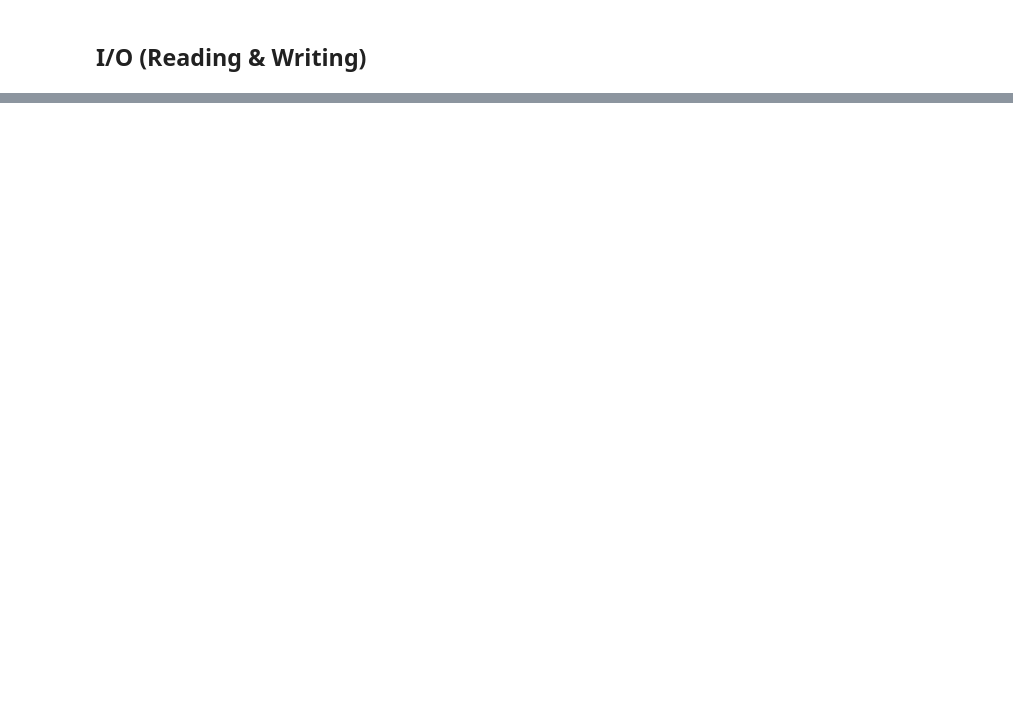
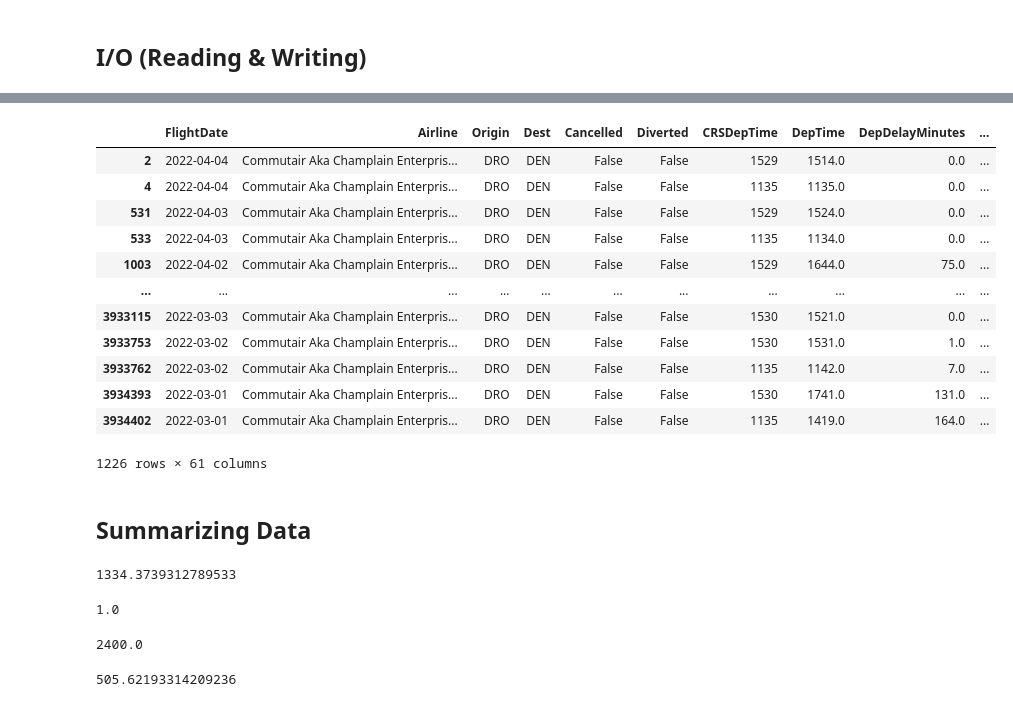
Before and after one commit to brengall99/learning, a Jupyter notebook: learning_components/pandas/rob_mulla_pandas_video/rob_mulla_video.ipynb, the cells around one changed output, grey strips where cells are left out. Saved outputs shown, nothing was run; the diff lists cells and outputs as text; code cells hidden in the pictures; blank space fills up the shorter version.

```diff
--- a/learning_components/pandas/rob_mulla_pandas_video/rob_mulla_video.ipynb
+++ b/learning_components/pandas/rob_mulla_pandas_video/rob_mulla_video.ipynb
@@ -24,0 +321,34 @@ AttributeError: module 'pandas' has no attribute 'head'
+# %%
+df.query('(DepTime > 1130) & (Origin == "DRO")')
+# %% [output]
+|  | FlightDate | Airline | Origin | Dest | Cancelled | Diverted | CRSDepTime | DepTime | DepDelayMinutes | ... |
+| 2 | 2022-04-04 | Commutair Aka Champlain Enterpris... | DRO | DEN | False | False | 1529 | 1514.0 | 0.0 | ... |
+| 4 | 2022-04-04 | Commutair Aka Champlain Enterpris... | DRO | DEN | False | False | 1135 | 1135.0 | 0.0 | ... |
+| 531 | 2022-04-03 | Commutair Aka Champlain Enterpris... | DRO | DEN | False | False | 1529 | 1524.0 | 0.0 | ... |
+| 533 | 2022-04-03 | Commutair Aka Champlain Enterpris... | DRO | DEN | False | False | 1135 | 1134.0 | 0.0 | ... |
+| 1003 | 2022-04-02 | Commutair Aka Champlain Enterpris... | DRO | DEN | False | False | 1529 | 1644.0 | 75.0 | ... |
+| ... | ... | ... | ... | ... | ... | ... | ... | ... | ... | ... |
+| 3933115 | 2022-03-03 | Commutair Aka Champlain Enterpris... | DRO | DEN | False | False | 1530 | 1521.0 | 0.0 | ... |
+| 3933753 | 2022-03-02 | Commutair Aka Champlain Enterpris... | DRO | DEN | False | False | 1530 | 1531.0 | 1.0 | ... |
+| 3933762 | 2022-03-02 | Commutair Aka Champlain Enterpris... | DRO | DEN | False | False | 1135 | 1142.0 | 7.0 | ... |
+| 3934393 | 2022-03-01 | Commutair Aka Champlain Enterpris... | DRO | DEN | False | False | 1530 | 1741.0 | 131.0 | ... |
+| 3934402 | 2022-03-01 | Commutair Aka Champlain Enterpris... | DRO | DEN | False | False | 1135 | 1419.0 | 164.0 | ... |
+1226 rows × 61 columns
+# %% [markdown]
+## Summarizing Data
+# %%
+df['DepTime'].mean()
+# %% [output]
+1334.3739312789533
+# %%
+df['DepTime'].min()
+# %% [output]
+1.0
+# %%
+df['DepTime'].max()
+# %% [output]
+2400.0
+# %%
+df['DepTime'].std()
+# %% [output]
+505.62193314209236
```
Also changed, not shown: parts of 45 cells of this notebook, 1 other file.
